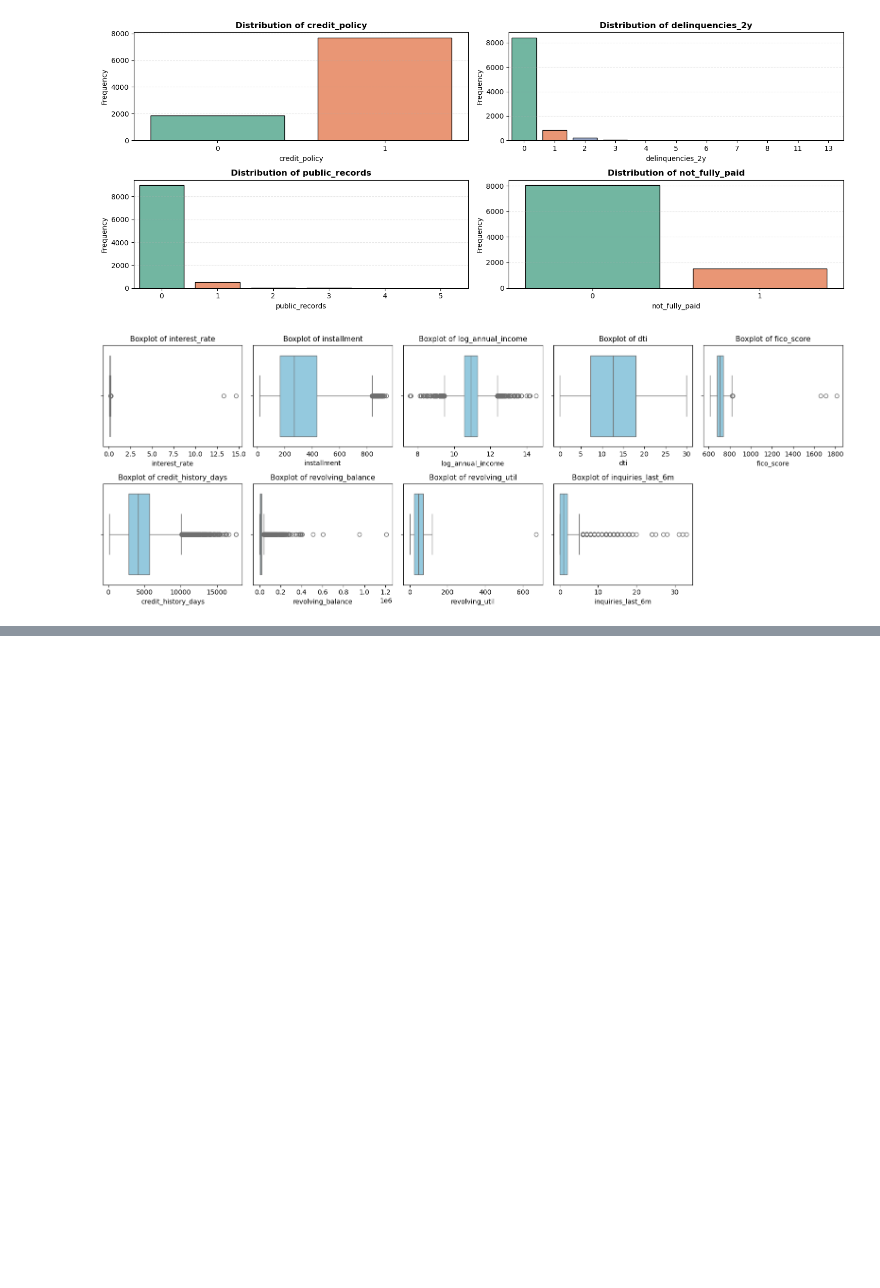
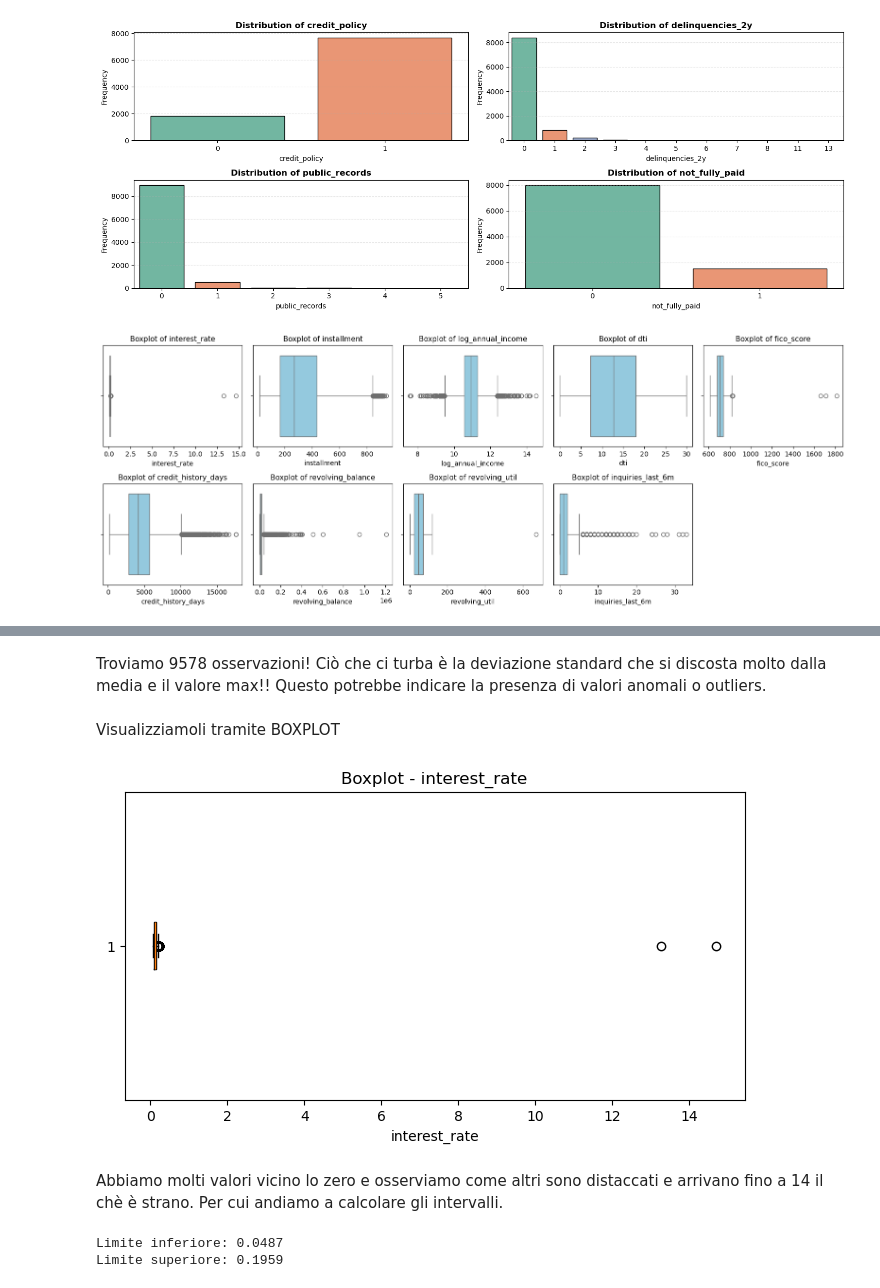
Before and after one commit to gabrielniculaesei/lendingclub-dataset, a Jupyter notebook: Project.ipynb, the cells around one changed output, grey strips where cells are left out. Drawn from its saved outputs; the diff is of its cells as text; code cells hidden in the pictures; blank space fills up the shorter version.

```diff
--- a/Project.ipynb
+++ b/Project.ipynb
@@ -360,0 +394,31 @@ plt.show()
+# %% [markdown]
+Troviamo 9578 osservazioni!
+Ciò che ci turba è la deviazione standard che si discosta molto dalla media e il valore max!!
+Questo potrebbe indicare la presenza di valori anomali o outliers.
+# %% [markdown]
+Visualizziamoli tramite BOXPLOT
+# %%
+plt.figure(figsize=(8,4))
+plt.boxplot(data['interest_rate'], vert=False)
+plt.title('Boxplot - interest_rate')
+plt.xlabel('interest_rate')
+plt.show()
+# %% [output]
+[figure, added]
+# %% [markdown]
+
+Abbiamo molti valori vicino lo zero e osserviamo come altri sono distaccati e arrivano fino a 14 il chè è strano.
+Per cui andiamo a calcolare gli intervalli.
+# %%
+Q1 = data['interest_rate'].quantile(0.25)
+Q3 = data['interest_rate'].quantile(0.75)
+IQR = Q3 -Q1
+
+lower_bound = Q1 - 1.5 * IQR
+upper_bound = Q3 + 1.5 * IQR
+
+print(f'Limite inferiore: {lower_bound:.4f}')
+print(f'Limite superiore: {upper_bound:.4f}')
+# %% [output]
+Limite inferiore: 0.0487
+Limite superiore: 0.1959
```
Also changed, not shown: parts of 43 cells of this notebook.
